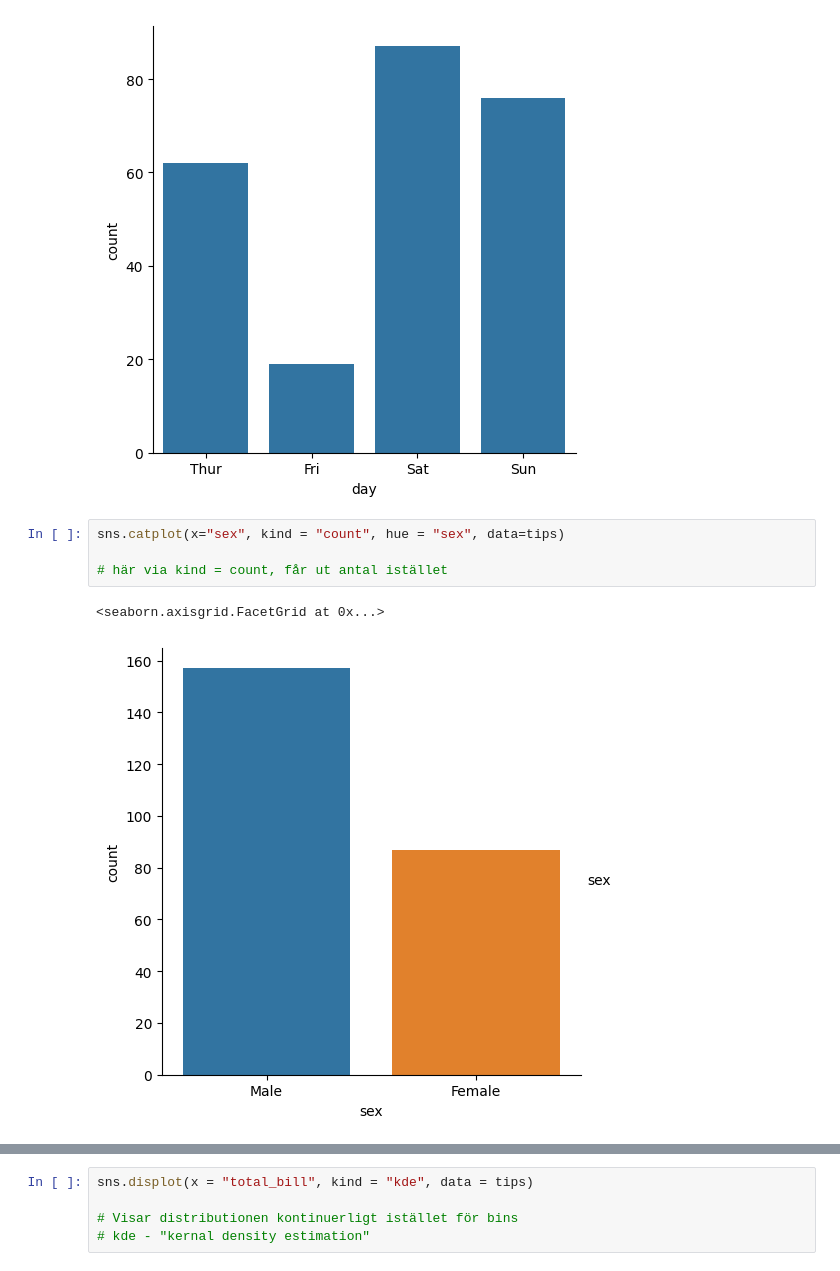
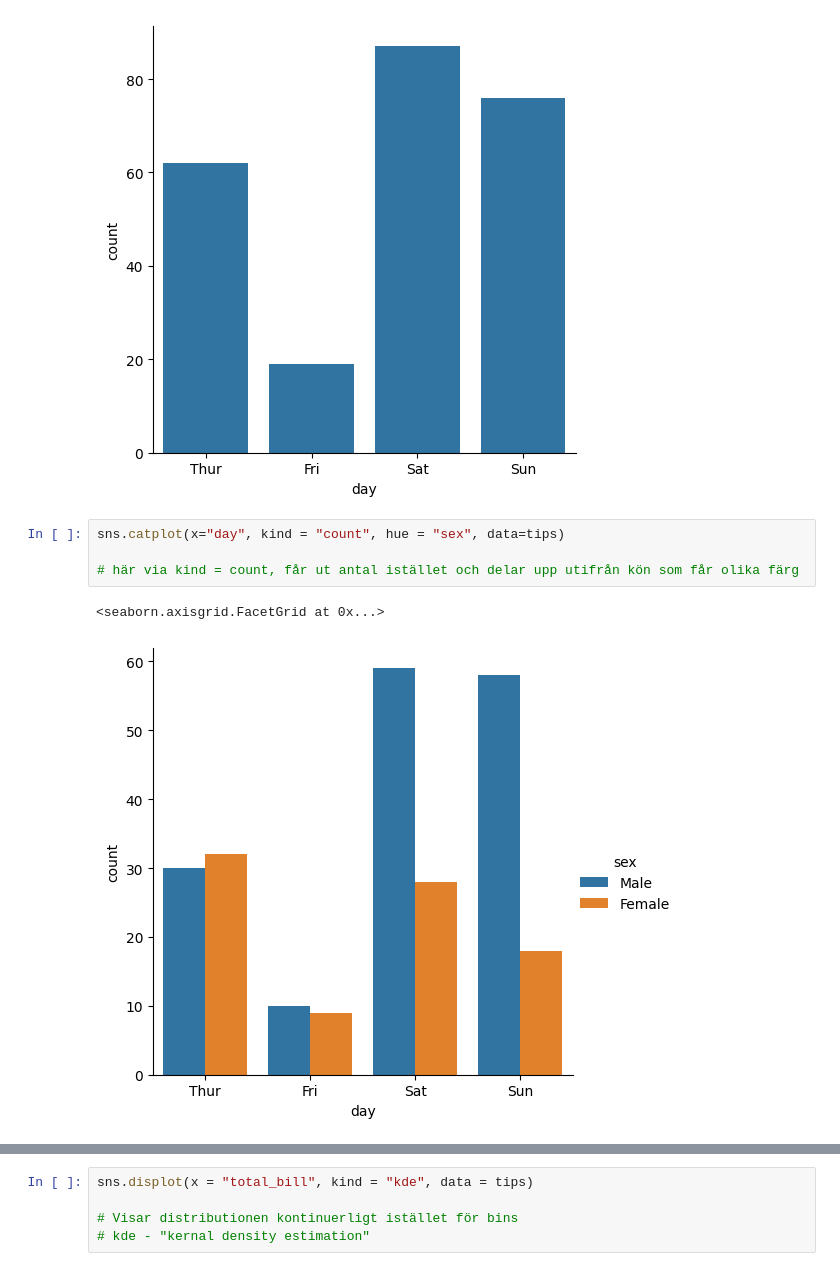
Before and after one commit to yomo001/databehandling-YOUNIS-MOUSSAVI, a Jupyter notebook: Code-Alongs/L002_Seaborn.ipynb, the cells around one changed output, grey strips where cells are left out. Cells and saved outputs as stored; diff of their text form.

```diff
--- a/Code-Alongs/L002_Seaborn.ipynb
+++ b/Code-Alongs/L002_Seaborn.ipynb
@@ -168,11 +175,11 @@ sns.catplot(x="day", kind = "count", data=tips)
 <seaborn.axisgrid.FacetGrid at 0x...>
 [figure]
 # %%
-sns.catplot(x="sex", kind = "count", hue = "sex", data=tips)
+sns.catplot(x="day", kind = "count", hue = "sex", data=tips)
 
-# här via kind = count, får ut antal istället
+# här via kind = count, får ut antal istället och delar upp utifrån kön som får olika färg
 # %% [output]
 <seaborn.axisgrid.FacetGrid at 0x...>
-[figure, old version]
+[figure, new version]
 # %%
 sns.displot(x = "total_bill",bins =10, data = tips)
```
Also changed, not shown: parts of 8 cells of this notebook, 4 other files.
